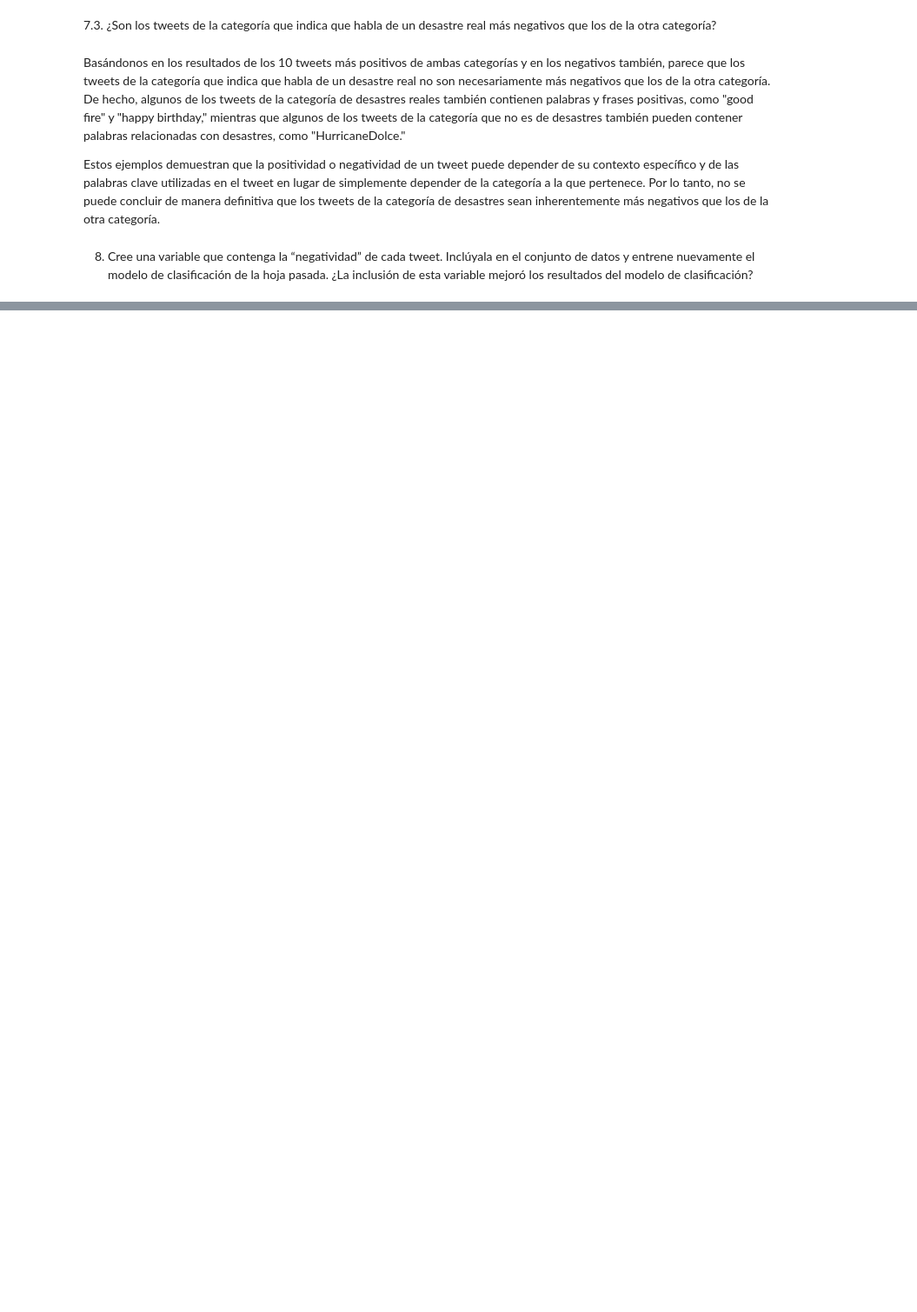
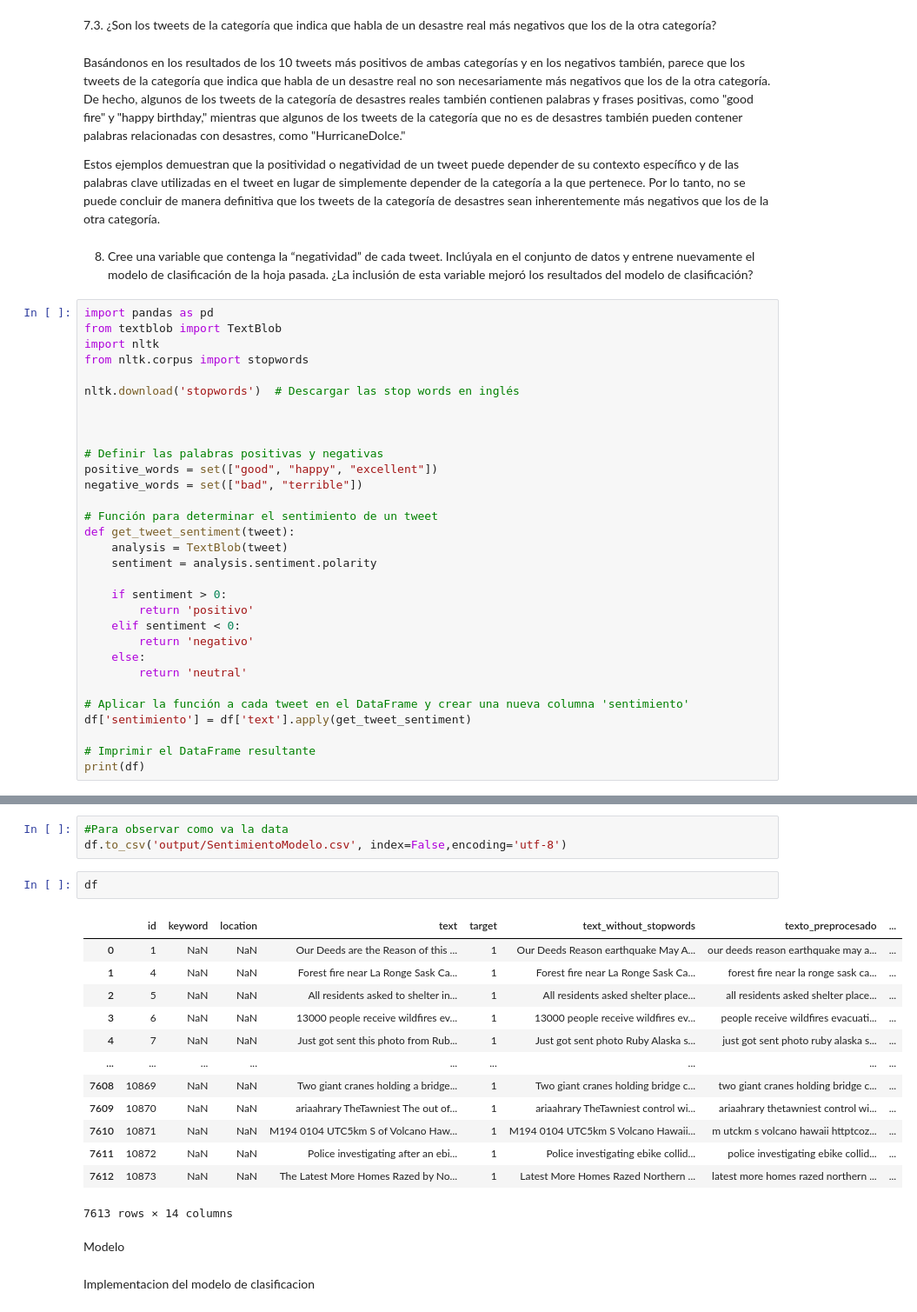
Before and after one commit to CristopherBarrios/Lab5-AnalisisDeSentimientos-DataScience, a Jupyter notebook: AnalisisDeSentimientos.ipynb, the cells around one changed output, grey strips where cells are left out. Shown at 87% size. Cells and saved outputs as stored; diff of their text form; blank space fills up the shorter version.

Commit message:
EstoEsUnDataSetNoTieneSentimientos

```diff
--- a/AnalisisDeSentimientos.ipynb
+++ b/AnalisisDeSentimientos.ipynb
@@ -881,3 +887,34 @@ Estos ejemplos demuestran que la positividad o negatividad de un tweet puede dep
 8. Cree una variable que contenga la “negatividad” de cada tweet.  Inclúyala  en  el  conjunto  de
 datos y entrene nuevamente el modelo de clasificación de la hoja pasada. ¿La inclusión de esta
 variable mejoró los resultados del modelo de clasificación?
+# %%
+import pandas as pd
+from textblob import TextBlob
+import nltk
+from nltk.corpus import stopwords
+
+nltk.download('stopwords')  # Descargar las stop words en inglés
+
+
+
+# Definir las palabras positivas y negativas
+positive_words = set(["good", "happy", "excellent"])
+negative_words = set(["bad", "terrible"])
+
+# Función para determinar el sentimiento de un tweet
+def get_tweet_sentiment(tweet):
+    analysis = TextBlob(tweet)
+    sentiment = analysis.sentiment.polarity
+
+    if sentiment > 0:
+        return 'positivo'
+    elif sentiment < 0:
+        return 'negativo'
+    else:
+        return 'neutral'
+
+# Aplicar la función a cada tweet en el DataFrame y crear una nueva columna 'sentimiento'
+df['sentimiento'] = df['text'].apply(get_tweet_sentiment)
+
+# Imprimir el DataFrame resultante
+print(df)
@@ -883,0 +942,23 @@ variable mejoró los resultados del modelo de clasificación?
+# %%
+#Para observar como va la data
+df.to_csv('output/SentimientoModelo.csv', index=False,encoding='utf-8')
+# %%
+df
+# %% [output]
+|  | id | keyword | location | text | target | text_without_stopwords | texto_preprocesado | ... |
+| 0 | 1 | NaN | NaN | Our Deeds are the Reason of this ... | 1 | Our Deeds Reason earthquake May A... | our deeds reason earthquake may a... | ... |
+| 1 | 4 | NaN | NaN | Forest fire near La Ronge Sask Ca... | 1 | Forest fire near La Ronge Sask Ca... | forest fire near la ronge sask ca... | ... |
+| 2 | 5 | NaN | NaN | All residents asked to shelter in... | 1 | All residents asked shelter place... | all residents asked shelter place... | ... |
+| 3 | 6 | NaN | NaN | 13000 people receive wildfires ev... | 1 | 13000 people receive wildfires ev... | people receive wildfires evacuati... | ... |
+| 4 | 7 | NaN | NaN | Just got sent this photo from Rub... | 1 | Just got sent photo Ruby Alaska s... | just got sent photo ruby alaska s... | ... |
+| ... | ... | ... | ... | ... | ... | ... | ... | ... |
+| 7608 | 10869 | NaN | NaN | Two giant cranes holding a bridge... | 1 | Two giant cranes holding bridge c... | two giant cranes holding bridge c... | ... |
+| 7609 | 10870 | NaN | NaN | ariaahrary TheTawniest The out of... | 1 | ariaahrary TheTawniest control wi... | ariaahrary thetawniest control wi... | ... |
+| 7610 | 10871 | NaN | NaN | M194 0104 UTC5km S of Volcano Haw... | 1 | M194 0104 UTC5km S Volcano Hawaii... | m utckm s volcano hawaii httptcoz... | ... |
+| 7611 | 10872 | NaN | NaN | Police investigating after an ebi... | 1 | Police investigating ebike collid... | police investigating ebike collid... | ... |
+| 7612 | 10873 | NaN | NaN | The Latest More Homes Razed by No... | 1 | Latest More Homes Razed Northern ... | latest more homes razed northern ... | ... |
+7613 rows × 14 columns
+# %% [markdown]
+Modelo
+# %% [markdown]
+Implementacion del modelo de clasificacion
```
Also changed, not shown: parts of 18 cells of this notebook, 3 other files.
